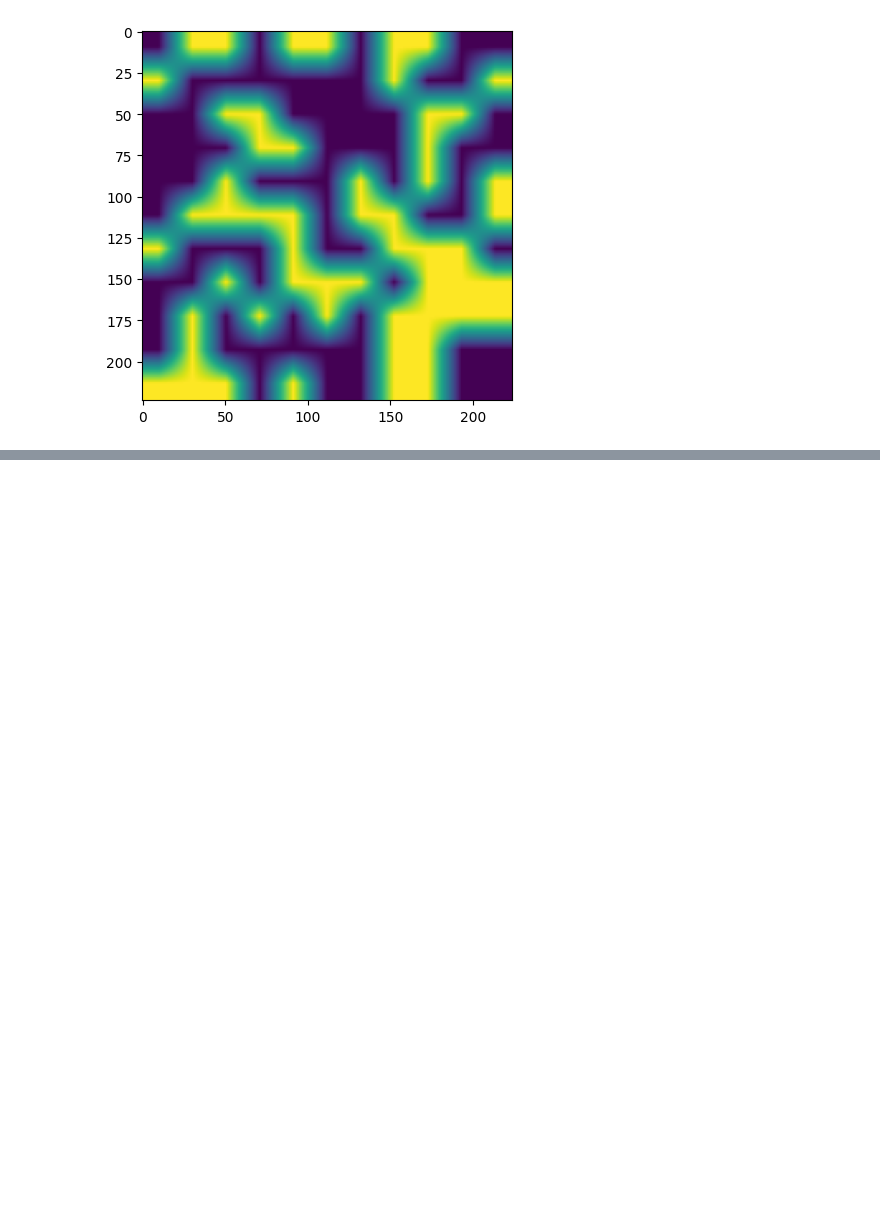
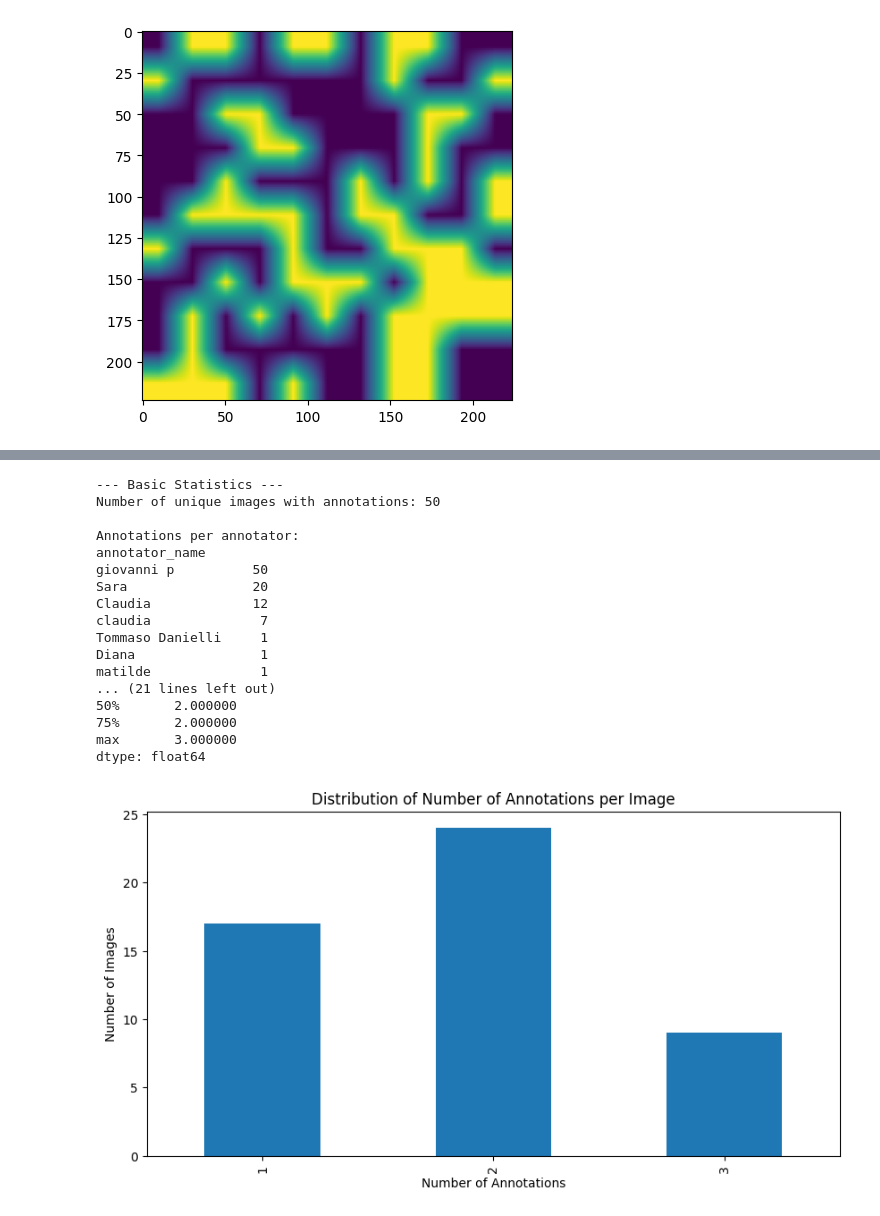
Before and after one commit to davide-beltrame/medimg-saliency-benchmark, a Jupyter notebook: medimg-saliency-benchmark/main.ipynb, the cells around one changed output, grey strips where cells are left out. Cells and saved outputs as stored; diff of their text form; code cells hidden in the pictures; blank space fills up the shorter version.

Commit message:
explore annotated images raw

```diff
--- a/medimg-saliency-benchmark/main.ipynb
+++ b/medimg-saliency-benchmark/main.ipynb
@@ -427,0 +453,9 @@ AlexNetBinary(
+# %%
+with open(METADATA_PATH, 'r') as f:
+        annotations_metadata = json.load(f)
+print(f"Successfully loaded metadata from: {METADATA_PATH}")
+print(f"Total records in metadata: {len(annotations_metadata)}")
+# Convert to DataFrame for easier analysis
+df_metadata = pd.DataFrame(annotations_metadata)
+print("\nFirst 5 records:")
+print(df_metadata.head())
@@ -427,0 +480,7 @@ AlexNetBinary(
+# %%
+# Filter out test annotations, after printing them
+print("\nTest annotations:")
+print(df_metadata[df_metadata["annotator_name"].str.contains('test', case=False)])
+df_metadata = df_metadata[~df_metadata['annotator_name'].str.contains('test', case=False)]
+
+print(f"\nAfter filtering test annotations: {len(df_metadata)} records")
@@ -427,0 +505,46 @@ AlexNetBinary(
+# %%
+print("\n--- Basic Statistics ---")
+
+num_unique_images = df_metadata['image_name'].nunique()
+print(f"Number of unique images with annotations: {num_unique_images}")
+
+print("\nAnnotations per annotator:")
+print(df_metadata['annotator_name'].value_counts())
+
+print("\nAnnotator professions (one per annotator):")
+print(df_metadata.groupby('annotator_name')['annotator_profession'].first())
+
+total_annotations = len(df_metadata)
+print(f"\nTotal number of annotations: {total_annotations}")
+
+print("\nAnnotations per image (distribution):")
+annotations_per_image = df_metadata.groupby('image_name').size()
+print(annotations_per_image.describe())
+
+# Plot distribution of annotations per image
+if not annotations_per_image.empty:
+    plt.figure(figsize=(10, 5))
+    annotations_per_image.value_counts().sort_index().plot(kind='bar')
+    plt.title('Distribution of Number of Annotations per Image')
+    plt.xlabel('Number of Annotations')
+    plt.ylabel('Number of Images')
+    plt.show()
+# %% [output]
+--- Basic Statistics ---
+Number of unique images with annotations: 50
+
+Annotations per annotator:
+annotator_name
+giovanni p          50
+Sara                20
+Claudia             12
+claudia              7
+Tommaso Danielli     1
+Diana                1
+matilde              1
+... (21 lines left out)
+50%       2.000000
+75%       2.000000
+max       3.000000
+dtype: float64
+[figure, added]
```
Also changed, not shown: parts of 10 cells of this notebook, 3 other files.
